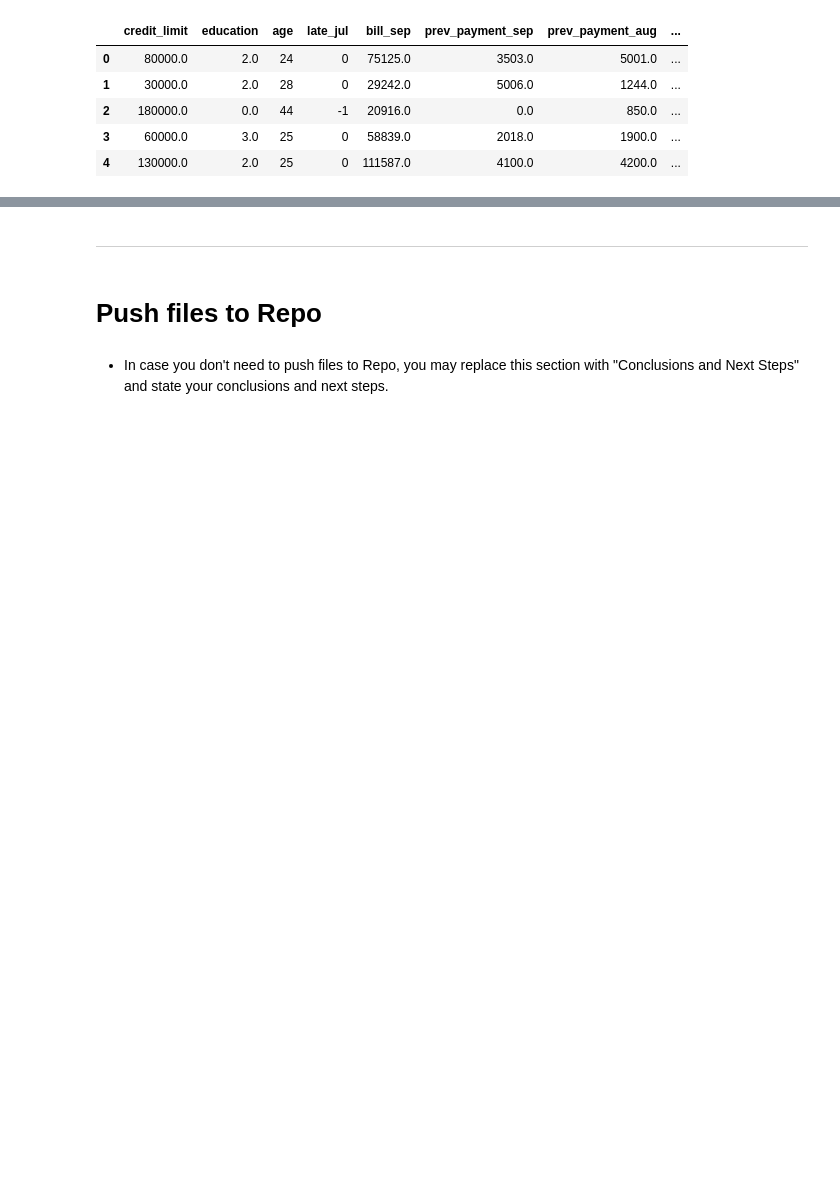
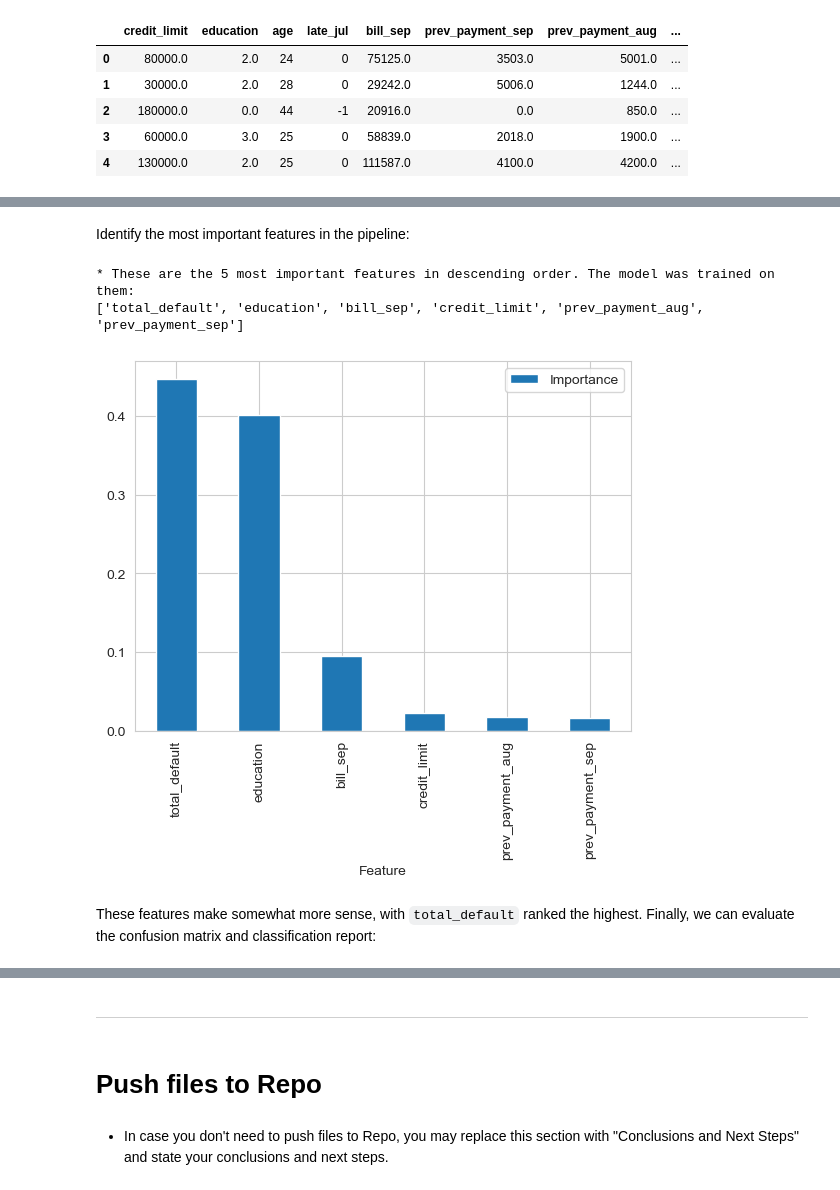
Before and after one commit to frankiesanjana/credit-card-default, a Jupyter notebook: jupyter_notebooks/05_modelling_and_evaluation.ipynb, the cells around one changed output, grey strips where cells are left out. Drawn from its saved outputs; the diff is of its cells as text; code cells hidden in the pictures; blank space fills up the shorter version.

```diff
--- a/jupyter_notebooks/05_modelling_and_evaluation.ipynb
+++ b/jupyter_notebooks/05_modelling_and_evaluation.ipynb
@@ -555,0 +640,5 @@ plt.show()
+# %%
+detail_search_2 = HyperparameterOptimizationSearch(models=models_search_2, params=params_search_2)
+detail_search_2.fit(X_train, y_train,
+           scoring =  make_scorer(f1_score),
+           n_jobs=-1, cv=5)
@@ -555,0 +655,3 @@ plt.show()
+# %%
+grid_search_summary_2, grid_search_pipelines_2 = detail_search_2.score_summary(sort_by='mean_score')
+grid_search_summary_2
@@ -555,0 +674,3 @@ plt.show()
+# %%
+best_model_2 = grid_search_summary_2.iloc[0,0]
+best_model_2
@@ -555,0 +693,3 @@ plt.show()
+# %%
+pipeline_clf_2 = grid_search_pipelines_2[best_model_2].best_estimator_
+pipeline_clf_2
@@ -555,0 +705,25 @@ plt.show()
+# %% [markdown]
+Identify the most important features in the pipeline:
+# %%
+# create DataFrame to display feature importance
+df_feature_importance_2 = (pd.DataFrame(data={
+    'Feature': X_train.columns[pipeline_clf_2['feat_selection'].get_support()],
+    'Importance': pipeline_clf_2['model'].feature_importances_})
+    .sort_values(by='Importance', ascending=False)
+)
+
+# re-assign best_features order
+best_features_2 = df_feature_importance_2['Feature'].to_list()
+
+# Most important features statement and plot
+print(f"* These are the {len(best_features)} most important features in descending order. "
+      f"The model was trained on them: \n{df_feature_importance_2['Feature'].to_list()}")
+
+df_feature_importance_2.plot(kind='bar', x='Feature', y='Importance')
+plt.show()
+# %% [output]
+* These are the 5 most important features in descending order. The model was trained on them:
+['total_default', 'education', 'bill_sep', 'credit_limit', 'prev_payment_aug', 'prev_payment_sep']
+[figure, added]
+# %% [markdown]
+These features make somewhat more sense, with `total_default` ranked the highest. Finally, we can evaluate the confusion matrix and classification report:
```
Also changed, not shown: parts of 31 cells of this notebook.
